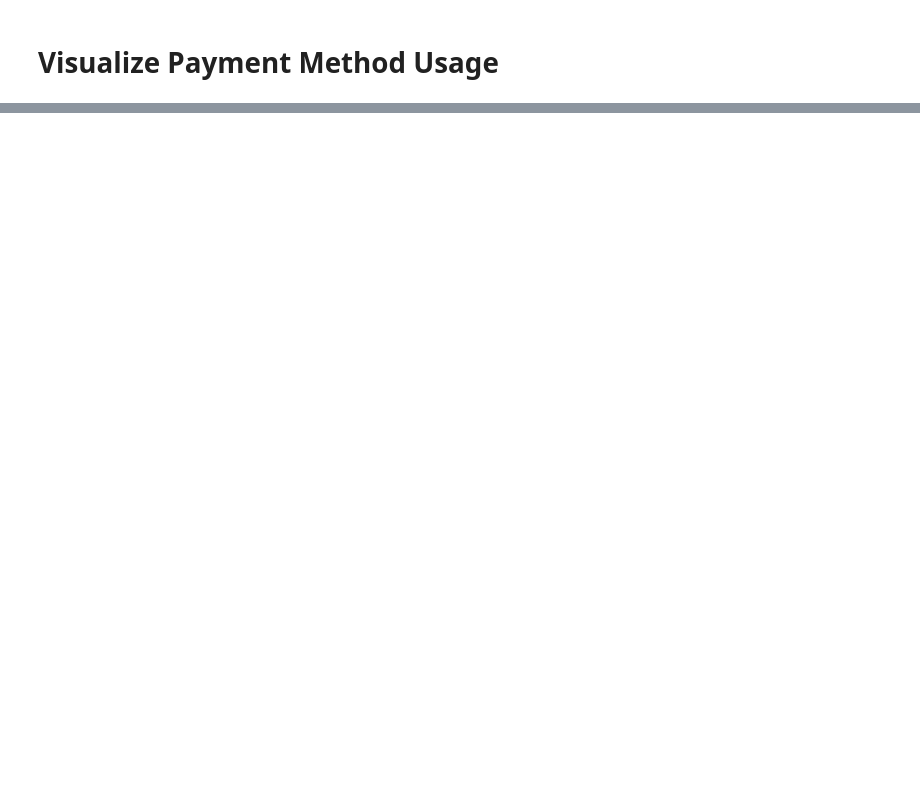
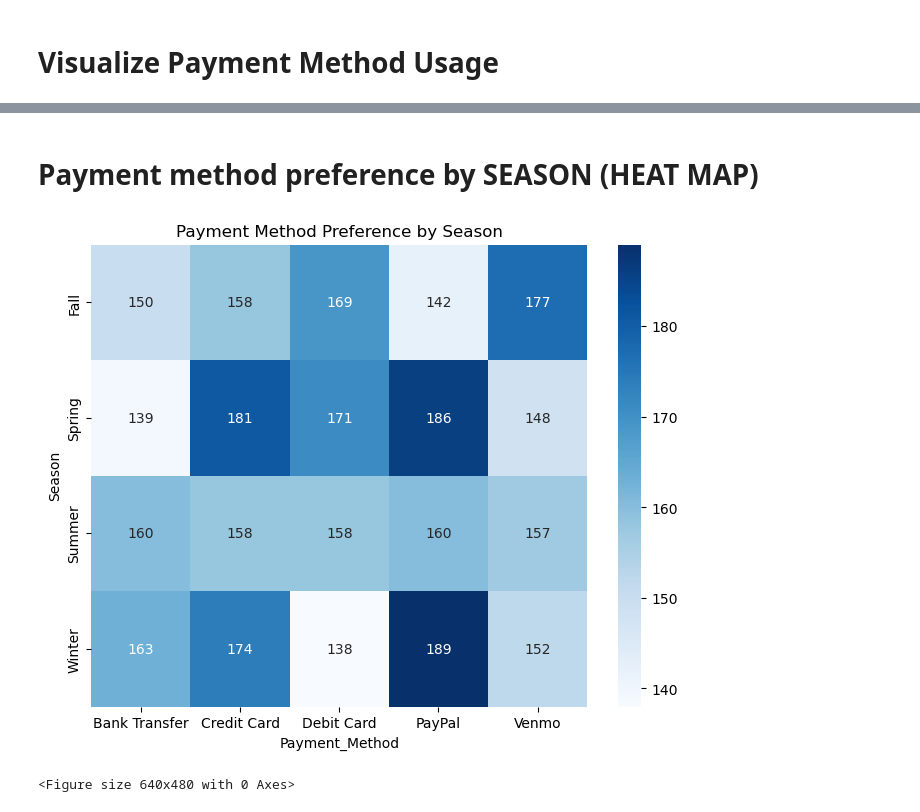
Before and after one commit to stephytony/shopping_trend_analyzer, a Jupyter notebook: payment_analyzer.ipynb, the cells around one changed output, grey strips where cells are left out. Drawn from its saved outputs; the diff is of its cells as text; code cells hidden in the pictures; blank space fills up the shorter version.

```diff
--- a/payment_analyzer.ipynb
+++ b/payment_analyzer.ipynb
@@ -95,0 +163,17 @@ plt.show()
+# %% [markdown]
+# Payment method preference by SEASON (HEAT MAP)
+# %%
+season_payment = (
+    data.groupby(["Season", "Payment_Method"])
+      .size()
+      .unstack()
+)
+
+plt.figure(figsize=(8,6))
+sns.heatmap(season_payment, annot=True, fmt="d", cmap="Blues")
+plt.title("Payment Method Preference by Season")
+plt.show()
+plt.savefig('./images/season_heatmap.png')
+# %% [output]
+[figure, added]
+<Figure size 640x480 with 0 Axes>
```
Also changed, not shown: parts of 17 cells of this notebook, 7 other files.
